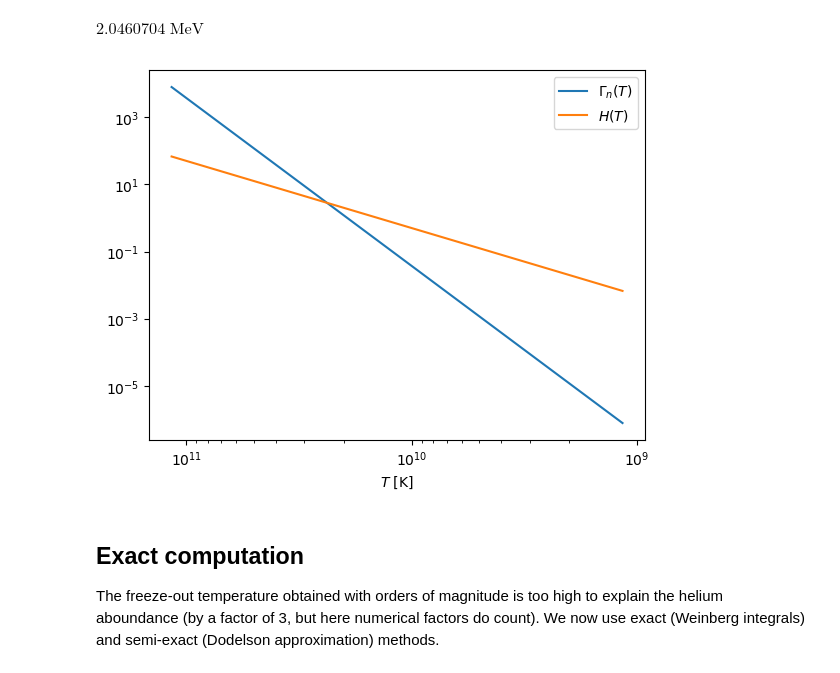
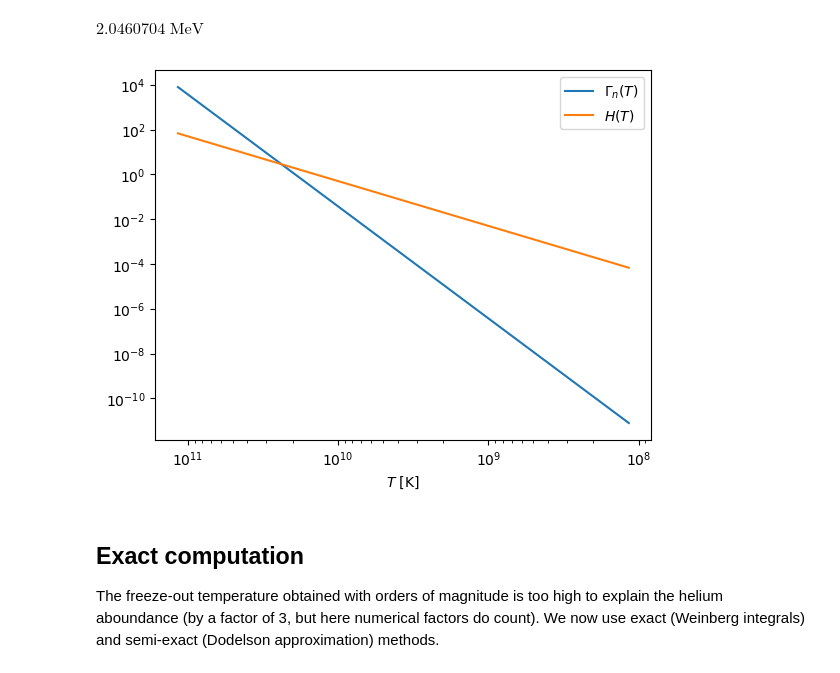
Before and after one commit to jeremyneveu/m2-npac-grac, a Jupyter notebook: notebooks/CMB_BBN.ipynb, the cells around one changed output. Saved outputs shown, nothing was run; the diff lists cells and outputs as text; code cells hidden in the pictures.

```diff
--- a/notebooks/CMB_BBN.ipynb
+++ b/notebooks/CMB_BBN.ipynb
@@ -90,19 +174,19 @@ Tfreeze = fsolve(lambda T: Gamma_n(T*u.K)-H(T*u.K), [1e8, 1e12])[1]
 # %% [output]
 $2.0460704 \; \mathrm{MeV}$
 # %%
-TT = (np.logspace(5, 7, 50) * u.eV/ const.k_B).to(u.K)
+TT = (np.logspace(4, 7, 50) * u.eV/ const.k_B).to(u.K)
 
 fig = plt.figure()
 plt.plot(TT, Gamma_n(TT), label="$\Gamma_n(T)$")
 plt.plot(TT, H(TT), label="$H(T)$")
 plt.gca().invert_xaxis()
 plt.yscale("log")
 plt.xscale("log")
 plt.legend()
 plt.xlabel("$T$ [K]")
 plt.show()
 # %% [output]
-[figure, old version]
+[figure, new version]
 # %% [markdown]
 ## Exact computation
 
```
Also changed, not shown: parts of 24 cells of this notebook, 3 other files.
